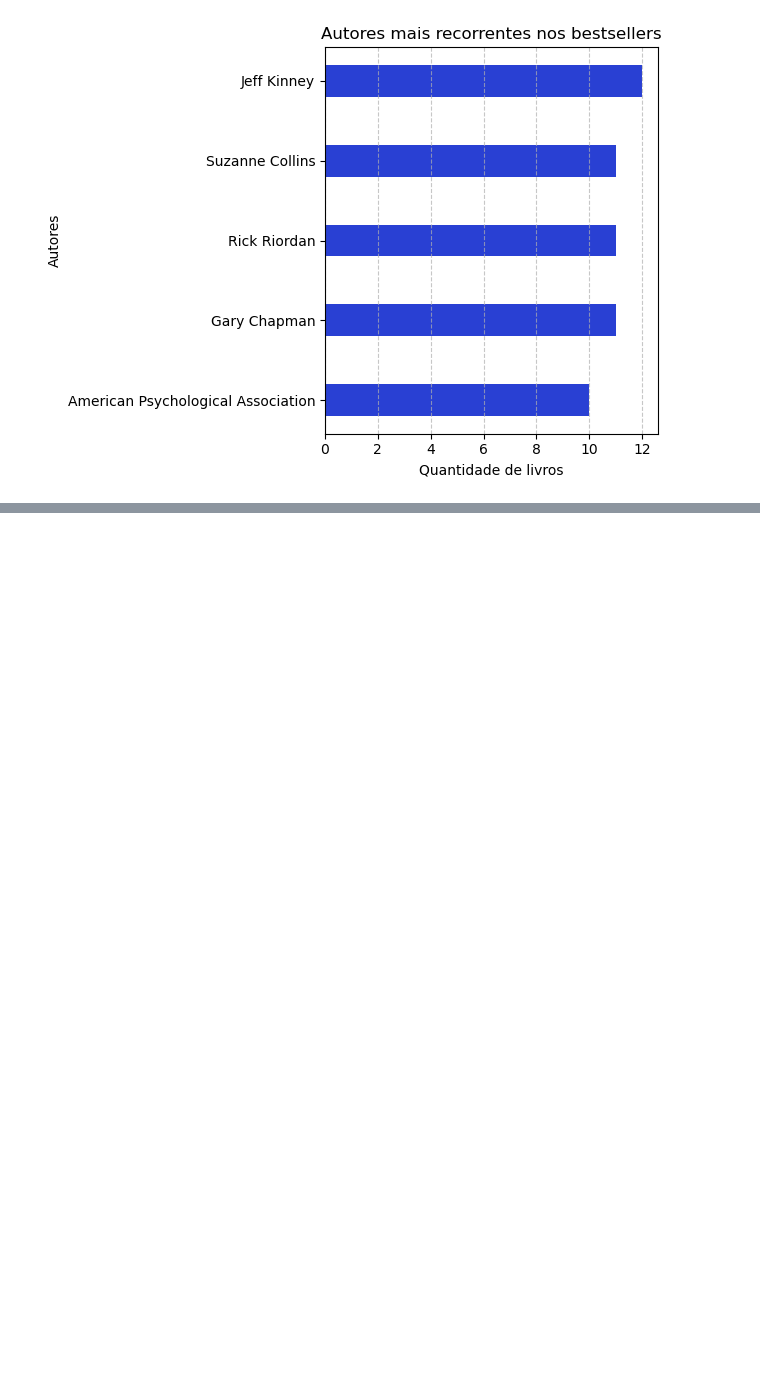
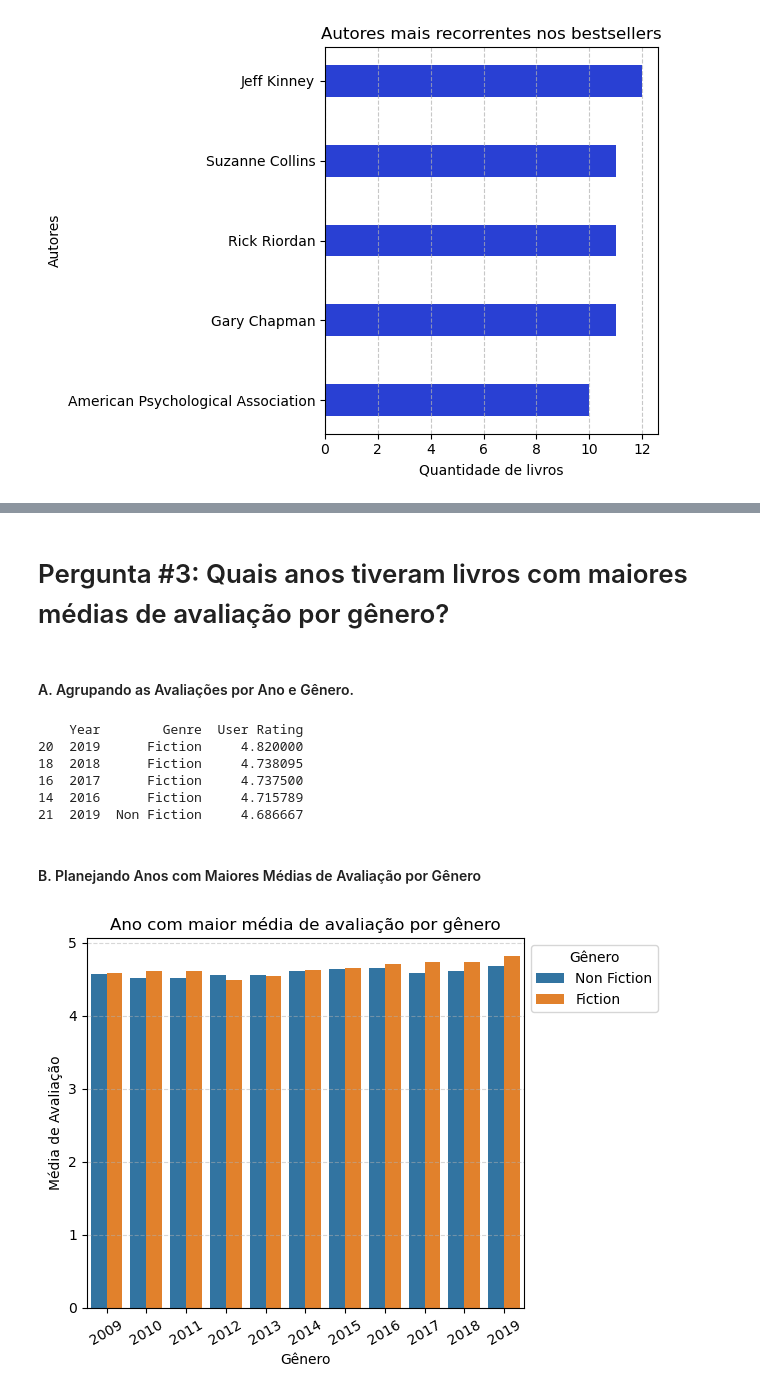
Before and after one commit to GabrielRibeiro0/Analise-de-Dados, a Jupyter notebook: Projetos/Projeto - Amazon Top 50 Bestselling Books 2009–2019/notebooks/bestsellers.ipynb, the cells around one changed output, grey strips where cells are left out. Saved outputs shown, nothing was run; the diff lists cells and outputs as text; code cells hidden in the pictures; blank space fills up the shorter version.

```diff
--- a/Projetos/Projeto - Amazon Top 50 Bestselling Books 2009–2019/notebooks/bestsellers.ipynb
+++ b/Projetos/Projeto - Amazon Top 50 Bestselling Books 2009–2019/notebooks/bestsellers.ipynb
@@ -134,0 +167,30 @@ plt.show()
+# %% [markdown]
+# Pergunta #3: Quais anos tiveram livros com maiores médias de avaliação por gênero?
+# %% [markdown]
+#### A. Agrupando as Avaliações por Ano e Gênero.
+# %%
+anoMediaAvaliacao = bestsellers.groupby(["Year", "Genre"])["User Rating"].mean().reset_index().sort_values(by="User Rating", ascending=False)
+print(anoMediaAvaliacao.head())
+# %% [output]
+    Year        Genre  User Rating
+20  2019      Fiction     4.820000
+18  2018      Fiction     4.738095
+16  2017      Fiction     4.737500
+14  2016      Fiction     4.715789
+21  2019  Non Fiction     4.686667
+# %% [markdown]
+#### B. Planejando Anos com Maiores Médias de Avaliação por Gênero
+# %%
+sns.barplot(data=anoMediaAvaliacao, x="Year", y="User Rating", hue="Genre")
+plt.legend(title='Gênero', bbox_to_anchor=(1, 1))
+plt.title("Ano com maior média de avaliação por gênero")
+plt.ylabel("Média de Avaliação")
+plt.xlabel("Gênero")
+plt.grid(axis="y", linestyle="--", alpha=0.5)
+plt.xticks(rotation=30)
+plt.tight_layout()
+
+plt.savefig("../images/03-ano-rating-genre.png")
+plt.show()
+# %% [output]
+[figure, added]
```
Also changed, not shown: parts of 8 cells of this notebook, 2 other files.
